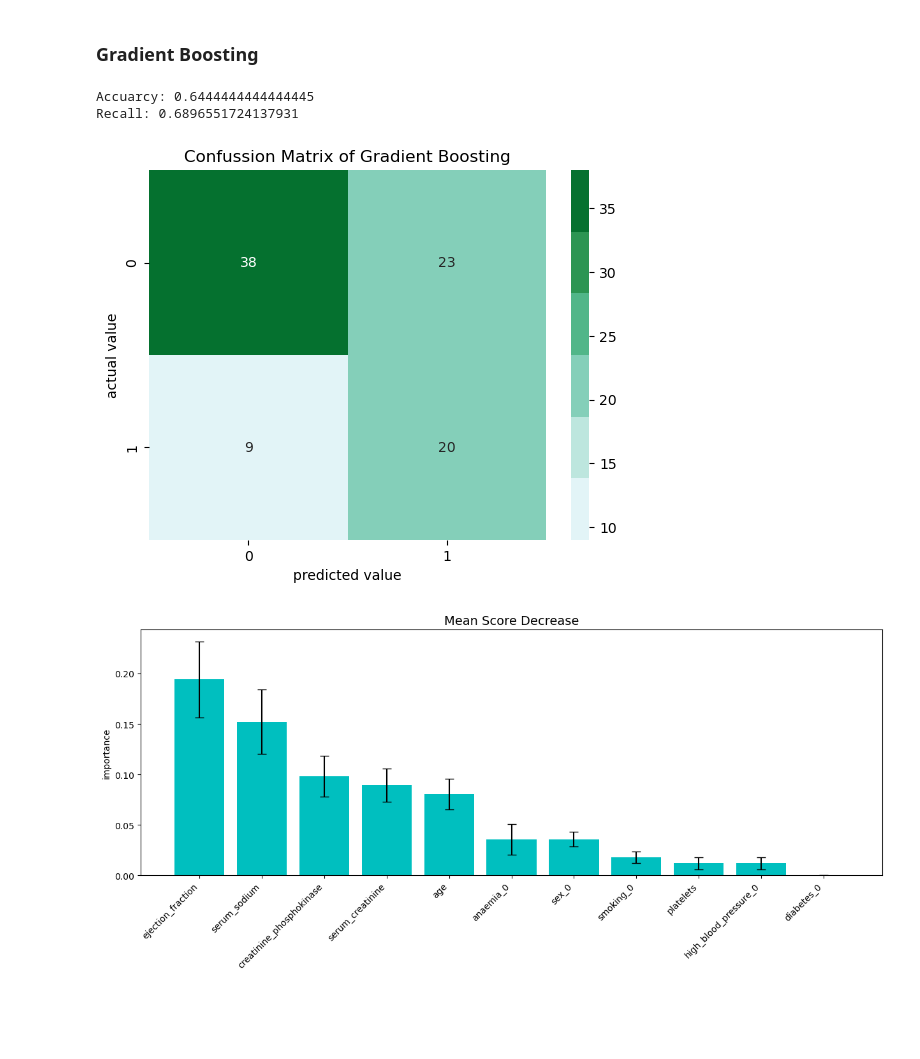
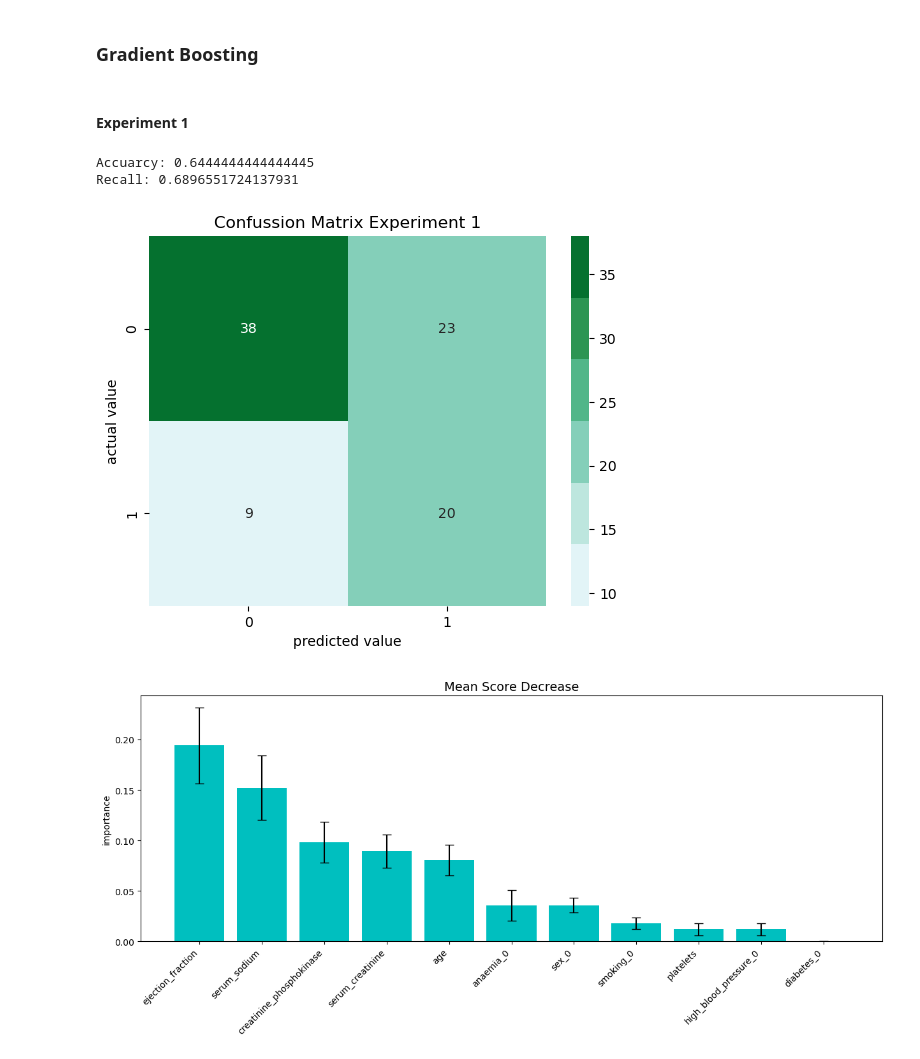
Before and after one commit to enthokz/Prediction-Model-Exercise, a Jupyter notebook: Heart Failure Predict/Prediction_model_heart_disease_2.ipynb, the cells around one changed output. Saved outputs shown, nothing was run; the diff lists cells and outputs as text; code cells hidden in the pictures; blank space fills up the shorter version.

```diff
--- a/Heart Failure Predict/Prediction_model_heart_disease_2.ipynb
+++ b/Heart Failure Predict/Prediction_model_heart_disease_2.ipynb
@@ -413,3 +410,9 @@ X.head()
 | 2 | 0.350833 | -0.769486 | -1.564881 | -1.411386 | 0.547237 | -2.035013 | ... |
 | 3 | -0.912335 | -0.897434 | -1.564881 | -0.690433 | 2.402033 | 0.043446 | ... |
 | 4 | 0.350833 | -0.718307 | -1.564881 | 1.066889 | -0.380161 | -0.735976 | ... |
+# %%
+# Define Dependent Variables
+
+# Experiment 1
+Y1= datac_ex['DEATH_EVENT']
+print(Y1.head())
@@ -421,9 +593,9 @@ Splitting Dataset to data train and test. Proportion of these data set is 70% of
 # Split Dataset
 from sklearn.model_selection import train_test_split
 
-x_train, x_test, y_train, y_test= train_test_split(X, Y, test_size=0.3, stratify=Y, random_state=30)
-print(len(x_train))
-print(len(x_test))
+x1_train, x1_test, y1_train, y1_test= train_test_split(X1, Y1, test_size=0.3, stratify=Y1, random_state=30)
+print(len(x1_train))
+print(len(x1_test))
 # %% [output]
 209
 90
@@ -479,13 +696,13 @@ score=['recall','accuracy', 'precision']
 from xgboost import XGBClassifier
 
 metode= XGBClassifier()
-gb_grid= GridSearchCV(estimator=metode, param_grid=gbparameter, scoring=score, refit='recall', verbose=0, cv=5, n_jobs=-1)
+gb_grid1= GridSearchCV(estimator=metode, param_grid=gbparameter, scoring=score, refit='recall', verbose=0, cv=5, n_jobs=-1)
 
 start= time.time()
-gb_result= gb_grid.fit(x_train,y_train)
+gb_result1= gb_grid1.fit(x1_train,y1_train)
 
-print(f'Best Score: {gb_result.best_score_} using hyperparameter: {gb_result.best_params_}')
-print(f'Accuracy of best recall: {gb_result.cv_results_['mean_test_accuracy'][gb_result.best_index_]}')
+print(f'Best Score: {gb_result1.best_score_} using hyperparameter: {gb_result1.best_params_}')
+print(f'Accuracy of best recall: {gb_result1.cv_results_['mean_test_accuracy'][gb_result1.best_index_]}')
 print(f'Running time: {str(round((time.time()-start),2))} second')
 # %% [output]
 Best Score: 0.6307692307692309 using hyperparameter: {'gamma': 0.2, 'learning_rate': 0.05, 'max_depth': 10, 'n_estimators': 25, 'scale_pos_weight': 3}
@@ -528,26 +839,28 @@ cek_log= mean_score_decrease(x_train,y_train, log_grid, plot=True, topk=20)
 # %% [markdown]
 ### Gradient Boosting
+# %% [markdown]
+#### Experiment 1
 # %%
 # Evaluation of Model
 from sklearn import metrics
 
-y_pred_gb= gb_grid.predict(x_test)
+y1_pred_gb= gb_grid1.predict(x1_test)
 
-print(f'Accuarcy: {metrics.accuracy_score(y_test,y_pred_gb)}')
-print(f'Recall: {metrics.recall_score(y_test,y_pred_gb)}')
+print(f'Accuarcy: {metrics.accuracy_score(y1_test,y1_pred_gb)}')
+print(f'Recall: {metrics.recall_score(y1_test,y1_pred_gb)}')
 # %% [output]
 Accuarcy: 0.6444444444444445
 Recall: 0.6896551724137931
 # %%
 # Confussion Matrix
 
-cunfus= confusion_matrix(y_test,y_pred_gb)
+cunfus= confusion_matrix(y1_test,y1_pred_gb)
 sns.heatmap(cunfus, annot=True, cmap=sns.color_palette('BuGn'))
-plt.title('Confussion Matrix of Gradient Boosting')
+plt.title('Confussion Matrix Experiment 1')
 plt.xlabel('predicted value')
 plt.ylabel('actual value')
 
 plt.show()
 # %% [output]
-[figure, old version]
+[figure, new version]
 # %%
```
Also changed, not shown: parts of 78 cells of this notebook.
